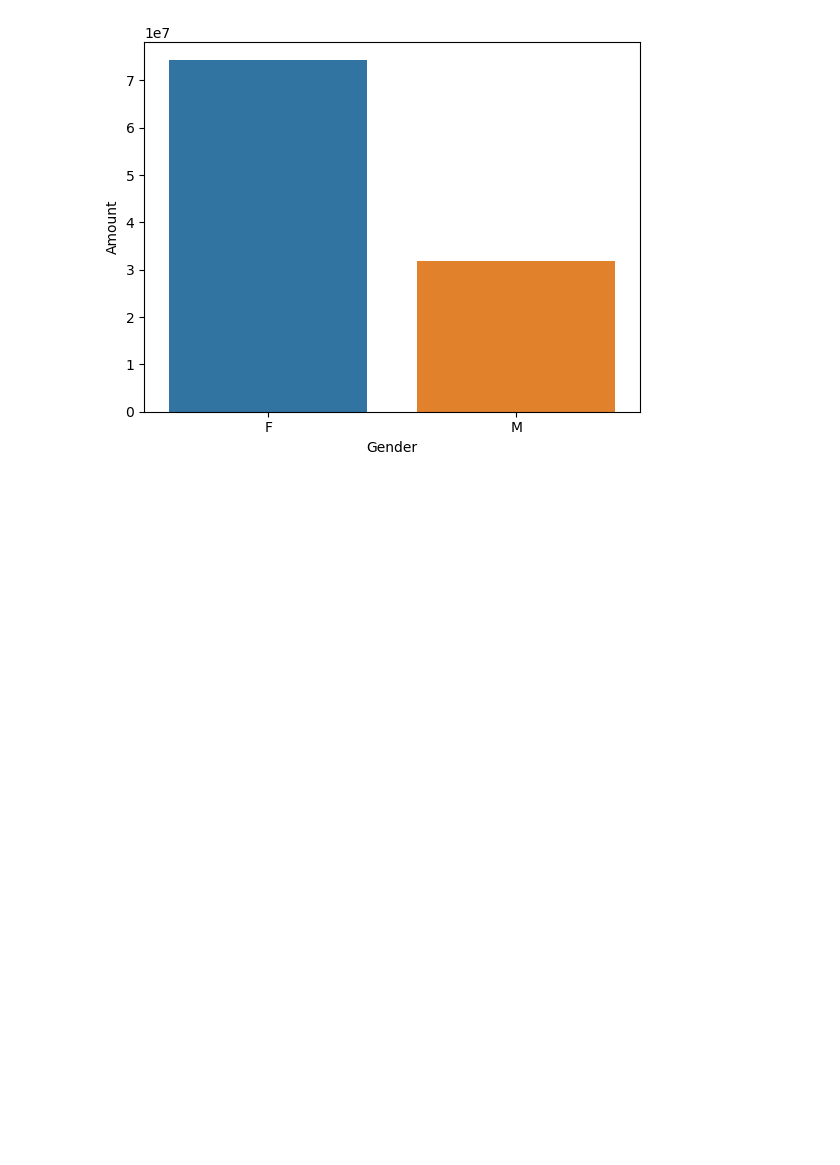
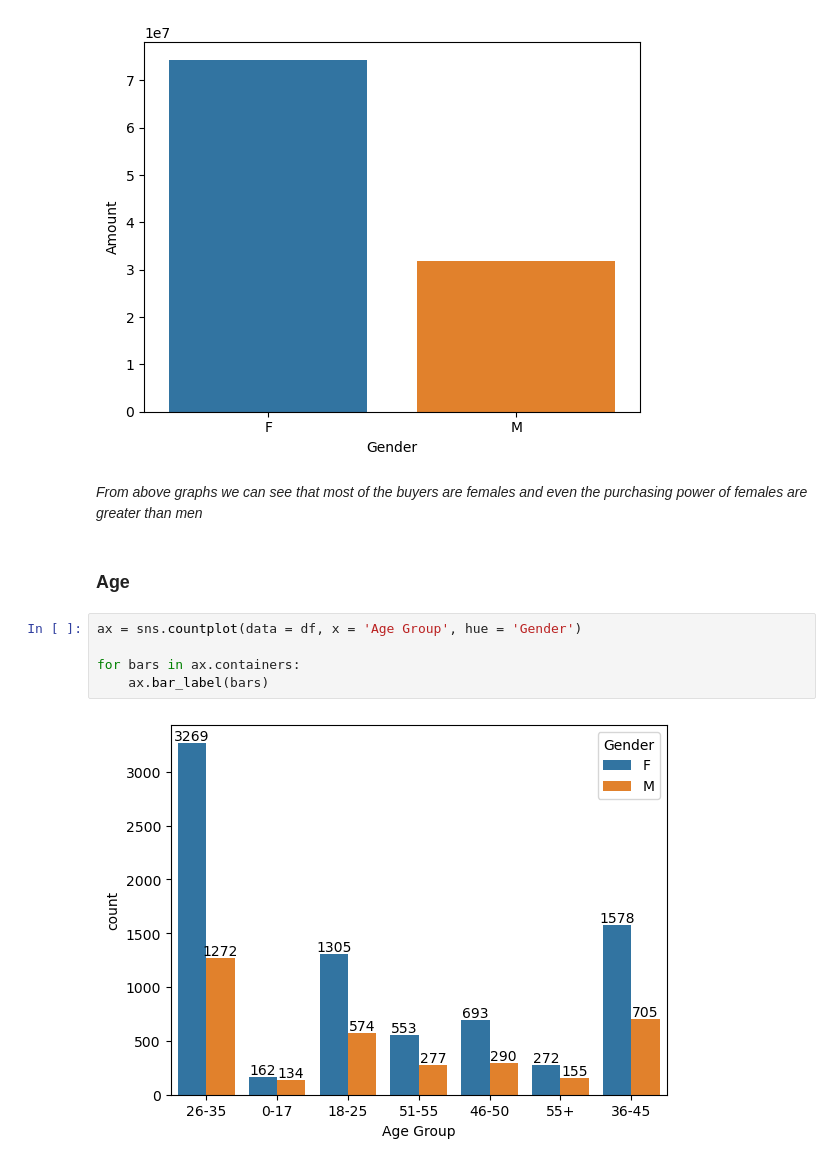
Before and after one commit to Anurag-Kumar-Dubey/Exploratory-Analysis-of-Diwali-Sales-Data, a Jupyter notebook: Exploratory-Analysis-of-Diwali-Sales-Data.ipynb, the cells around one changed output. Saved outputs shown, nothing was run; the diff lists cells and outputs as text; blank space fills up the shorter version.

```diff
--- a/Exploratory-Analysis-of-Diwali-Sales-Data.ipynb
+++ b/Exploratory-Analysis-of-Diwali-Sales-Data.ipynb
@@ -167,3 +167,14 @@ sns.barplot(x = 'Gender',y= 'Amount' ,data = sales_gen)
 # %% [output]
 <Axes: xlabel='Gender', ylabel='Amount'>
 [figure]
+# %% [markdown]
+*From above graphs we can see that most of the buyers are females and even the purchasing power of females are greater than men*
+# %% [markdown]
+### Age
+# %%
+ax = sns.countplot(data = df, x = 'Age Group', hue = 'Gender')
+
+for bars in ax.containers:
+    ax.bar_label(bars)
+# %% [output]
+[figure, added]
```
